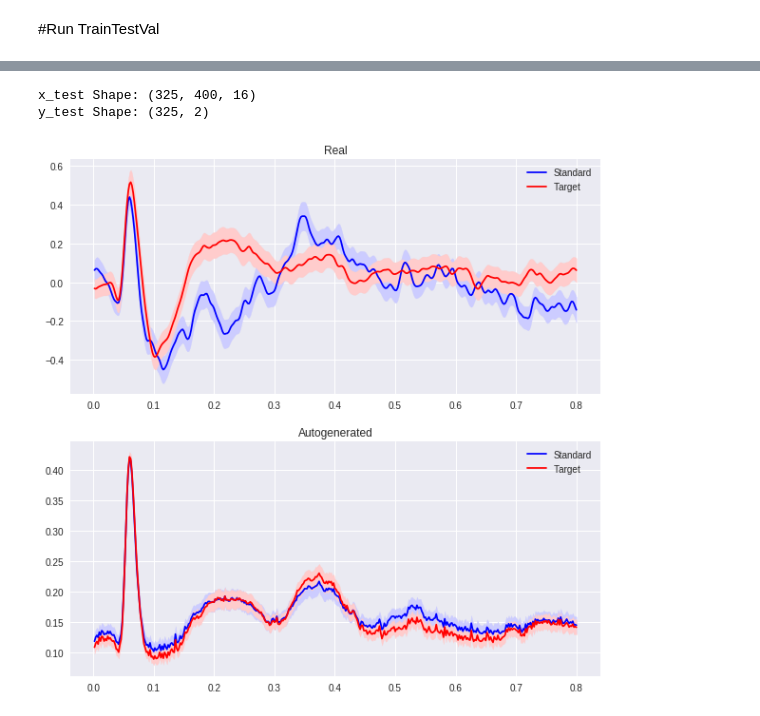
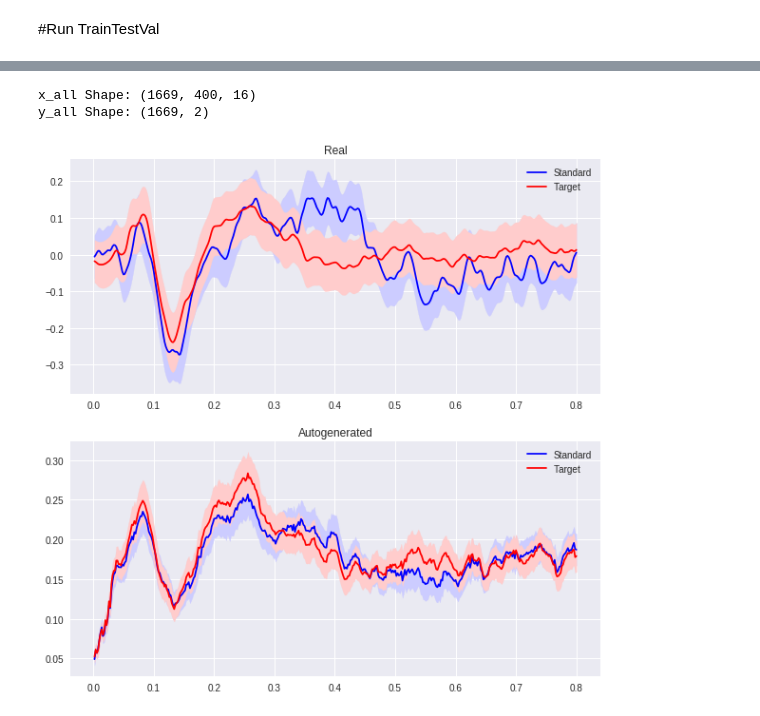
Before and after one commit to kylemath/DeepEEG, a Jupyter notebook: notebooks/DeepEEG.ipynb, the cells around one changed output, grey strips where cells are left out. Drawn from its saved outputs; the diff is of its cells as text; code cells hidden in the pictures.

Commit message:
pool over all trials for final plotting of autoencoder

```diff
--- a/notebooks/DeepEEG.ipynb
+++ b/notebooks/DeepEEG.ipynb
@@ -563,7 +635,7 @@ event_id = {event_names[0]: event_nums[0], event_names[1]: event_nums[1]} #creat
 
 epochs = preprocess(raw, event_id, event_names, plot_psd=False, filter_data=True,
                eeg_filter_highpass=1, plot_events=False, epoch_time=(-.1,.8),
-               baseline=(-.1,0), rej_thresh_uV=200,
+               baseline=(-.1,0), rej_thresh_uV=150,
                epoch_decim=1, plot_electrodes=True,
                plot_erp=True)
 # %% [output]
@@ -606,5 +678,5 @@ Class Weights: [0.64144737 2.26744186]
 # Run CreateModel
 # %%
 model, encoder, decoder = CreateModel(input_shape,num_classes,
-                    model_type='AUTODeep', batch_size = 32)
+                    model_type='AUTO', batch_size = 4)
 # %% [output]
@@ -654,20 +722,18 @@ Trainable params: 1,665,696
 Non-trainable params: 0
 _________________________________________________________________
 # %%
-print('x_test Shape: ' + str(x_test.shape))
-print('decoded_data Shape: ' + str(decoded_data.shape))
+x_all = np.append(x_train,np.append(x_val,x_test,axis=0),axis=0)
+y_all = np.append(y_train,np.append(y_val,y_test,axis=0),axis=0)
 
 #encoder input shape and decoder output shape are wrong for the data in the AUTODeep
-encoded_data = encoder.predict(x_test)
+encoded_data = encoder.predict(x_all)
 decoded_data = decoder.predict(encoded_data)
 
-
 nchans = len(pick_types(epochs.info, meg=False, eeg=True, eog=False))
-ntimes = x_test.shape[1]/nchans
-x_test = np.reshape(x_test,(x_test.shape[0],ntimes,nchans))
+ntimes = x_all.shape[1]/nchans
+x_all = np.reshape(x_all,(x_all.shape[0],ntimes,nchans))
 decoded_data = np.reshape(decoded_data,(decoded_data.shape[0],ntimes,nchans))
-print(x_test.shape)
-
+print(x_all.shape)
 
 n = 10
 chan = epochs.ch_names.index('Pz')
@@ -676,7 +742,7 @@ for i in range(n):
   for j in range(n):
     item_idx = (j*n)+i+1
     ax = plt.subplot(n,n,item_idx)
-    plt.plot(x_test[item_idx,:,chan],'b')
+    plt.plot(x_all[item_idx,:,chan],'b')
     plt.plot(decoded_data[item_idx,:,chan],'r')
     ax.get_xaxis().set_visible(False)
     ax.get_yaxis().set_visible(False)
@@ -698,40 +753,36 @@ plt.show()
 # %%
-print('x_test Shape: ' + str(x_test.shape))
-print('y_test Shape: ' + str(y_test.shape))
+print('x_all Shape: ' + str(x_all.shape))
+print('y_all Shape: ' + str(y_all.shape))
 chan = epochs.ch_names.index('Pz')
 
 #divide into conditions
-cond_zero_real = x_test[y_test[:,0]==0,:,chan]
-cond_one_real = x_test[y_test[:,0]==1,:,chan]
-cond_zero_decode = decoded_data[y_test[:,0]==0,:,chan]
-cond_one_decode = decoded_data[y_test[:,0]==1,:,chan]
+cond_zero_real = x_all[y_all[:,0]==0,:,chan]
+cond_one_real = x_all[y_all[:,0]==1,:,chan]
+cond_zero_decode = decoded_data[y_all[:,0]==0,:,chan]
+cond_one_decode = decoded_data[y_all[:,0]==1,:,chan]
 
 fig = plt.figure(figsize=(10,10))
 ax = plt.subplot(2,1,1)
 zero_err = np.std(cond_zero_real, axis=0)/10
 one_err = np.std(cond_one_real, axis=0)/10
 ax.fill_between(new_times, np.mean(cond_zero_real, axis=0)-zero_err, np.mean(cond_zero_real, axis=0)+zero_err,color=[.8,.8,1])
 ax.plot(new_times,np.mean(cond_zero_real, axis=0),'b',label=event_names[0])
 ax.fill_between(new_times, np.mean(cond_one_real, axis=0)-one_err, np.mean(cond_one_real, axis=0)+one_err,color=[1,.8,.8])
 ax.plot(new_times,np.mean(cond_one_real, axis=0),'r',label=event_names[1])
 plt.title('Real')
 ax.legend()
 
 ax = plt.subplot(2,1,2)
 zero_err = np.std(cond_zero_decode, axis=0)/10
 one_err = np.std(cond_one_decode, axis=0)/10
 ax.fill_between(new_times, np.mean(cond_zero_decode, axis=0)-zero_err, np.mean(cond_zero_decode, axis=0)+zero_err,color=[.8,.8,1])
 ax.plot(new_times,np.mean(cond_zero_decode, axis=0),'b',label=event_names[0])
 ax.fill_between(new_times, np.mean(cond_one_decode, axis=0)-one_err, np.mean(cond_one_decode, axis=0)+one_err,color=[1,.8,.8])
 ax.plot(new_times,np.mean(cond_one_decode, axis=0),'r',label=event_names[1])
-
-
-
-
 plt.title('Autogenerated')
 ax.legend()
 plt.show()
 # %% [output]
-x_test Shape: (325, 400, 16)
-y_test Shape: (325, 2)
+x_all Shape: (1669, 400, 16)
+y_all Shape: (1669, 2)
-[figure, old version]
+[figure, new version]
```
Also changed, not shown: parts of 9 cells of this notebook.
